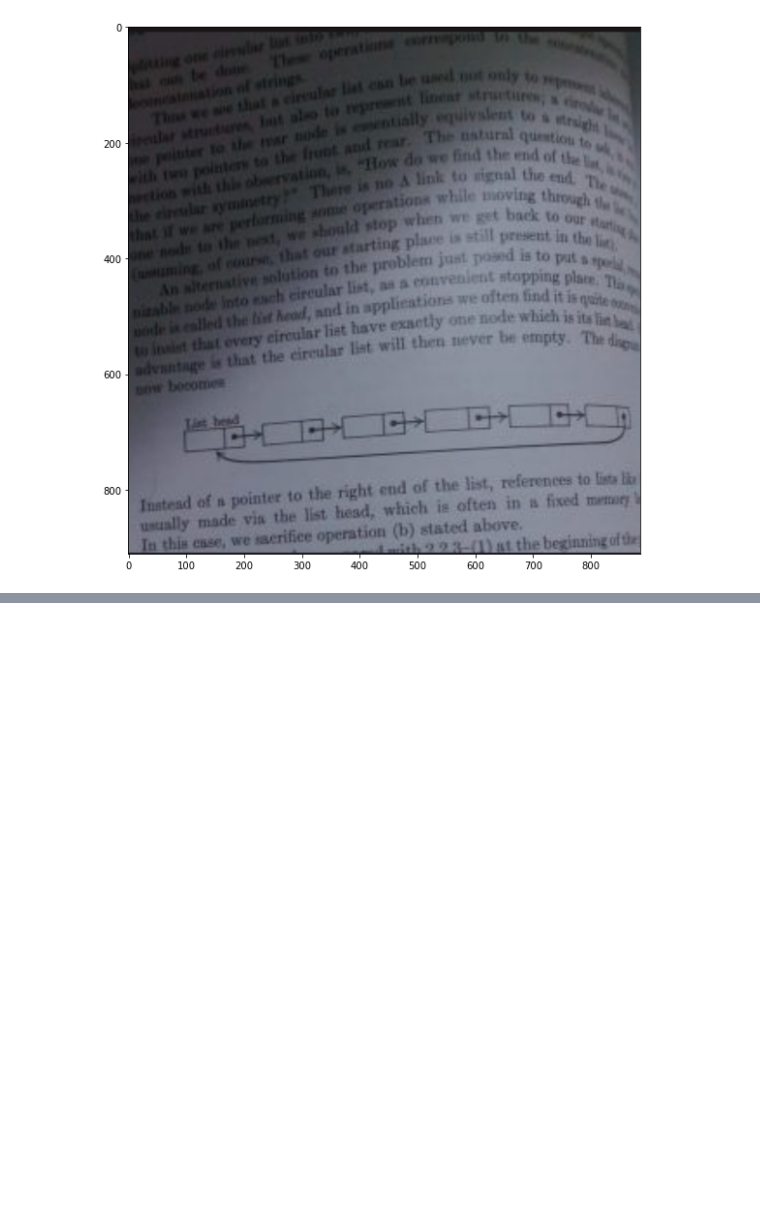
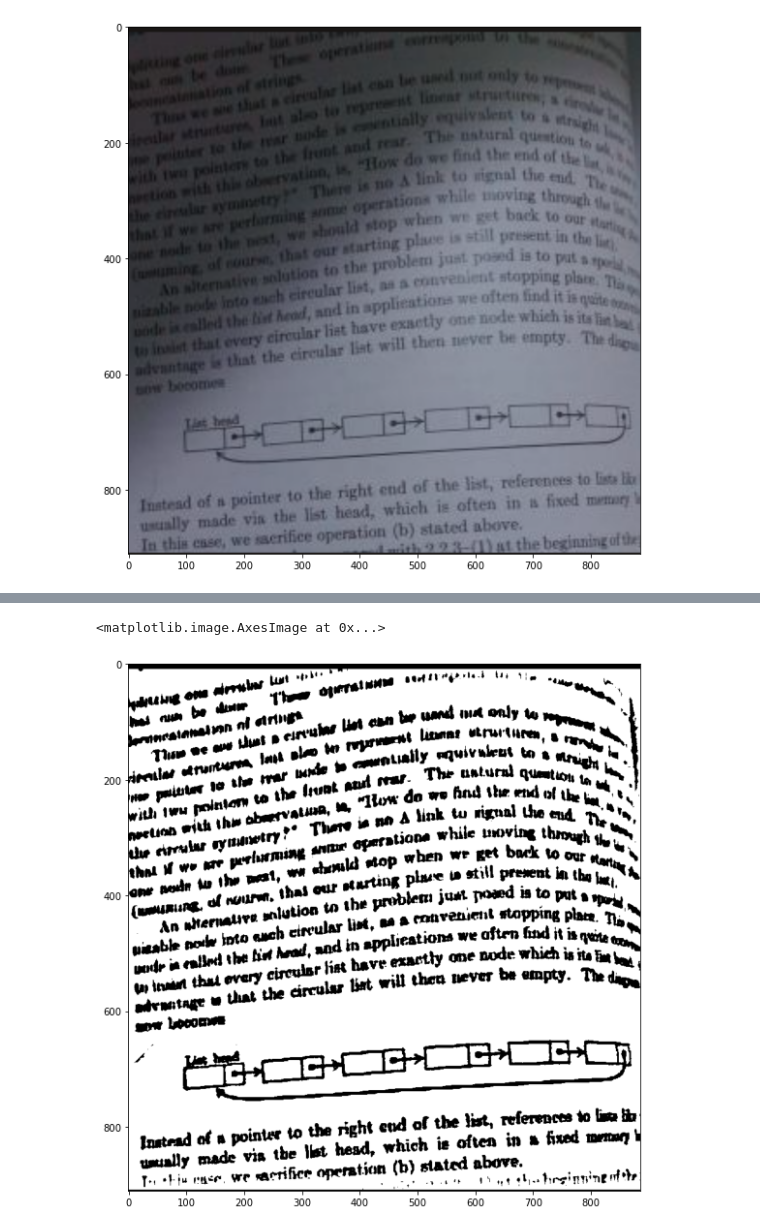
Before and after one commit to martinezpl/Strive, a Jupyter notebook: M6/05. Edge detection, perspective transform and Morphological transformations/Thresholding.ipynb, the cells around one changed output, grey strips where cells are left out. Cells and saved outputs as stored; diff of their text form; code cells hidden in the pictures; blank space fills up the shorter version.

```diff
--- a/M6/05. Edge detection, perspective transform and Morphological transformations/Thresholding.ipynb
+++ b/M6/05. Edge detection, perspective transform and Morphological transformations/Thresholding.ipynb
@@ -37,3 +58,23 @@ ret, otsu = cv2.threshold(gra, 0, 255, cv2.THRESH_BINARY + cv2.THRESH_OTSU)
+# %%
+# Now try to first apply Gaussian Blur to the image and then Otsu thresholding
+mask = cv2.fillPoly(text2_g.copy(), [np.array([[911,911], [911, 0], [700, 0], [0, 700], [0, 1000]])], [50,50,30])
+scaled = cv2.addWeighted(mask, 0.5, text2_g, 1, 0)
+scaled = cv2.adaptiveThreshold(scaled, 255, cv2.ADAPTIVE_THRESH_GAUSSIAN_C, cv2.THRESH_BINARY, 111,8)
+sharp_kernel = np.array([[0, -1, 0],
+                    [-1, 5, -1],
+                    [0, -1, 0]])
+
+#scaled = cv2.morphologyEx(scaled, cv2.MORPH_CLOSE, np.ones([3,3], np.uint8), 100)
+
+#scaled = cv2.adaptiveThreshold(scaled, 25, cv2.ADAPTIVE_THRESH_GAUSSIAN_C, cv2.THRESH_BINARY, 5, 1)
+for i in range(10):
+   scaled = cv2.filter2D(scaled, -1, sharp_kernel)
+
+plt.figure(figsize = (12,10))
+plt.imshow(scaled, cmap='gray')
+# %% [output]
+<matplotlib.image.AxesImage at 0x...>
+[figure, added]
 # %%
 # In yesterday's notebook there was a similar challenge, with a image of a note which was very dark on the left side
 # If you didn't manage to get it clean yesterday, try to go back to it now and apply what you just did here.
```
Also changed, not shown: parts of 8 cells of this notebook, 1 other file.
